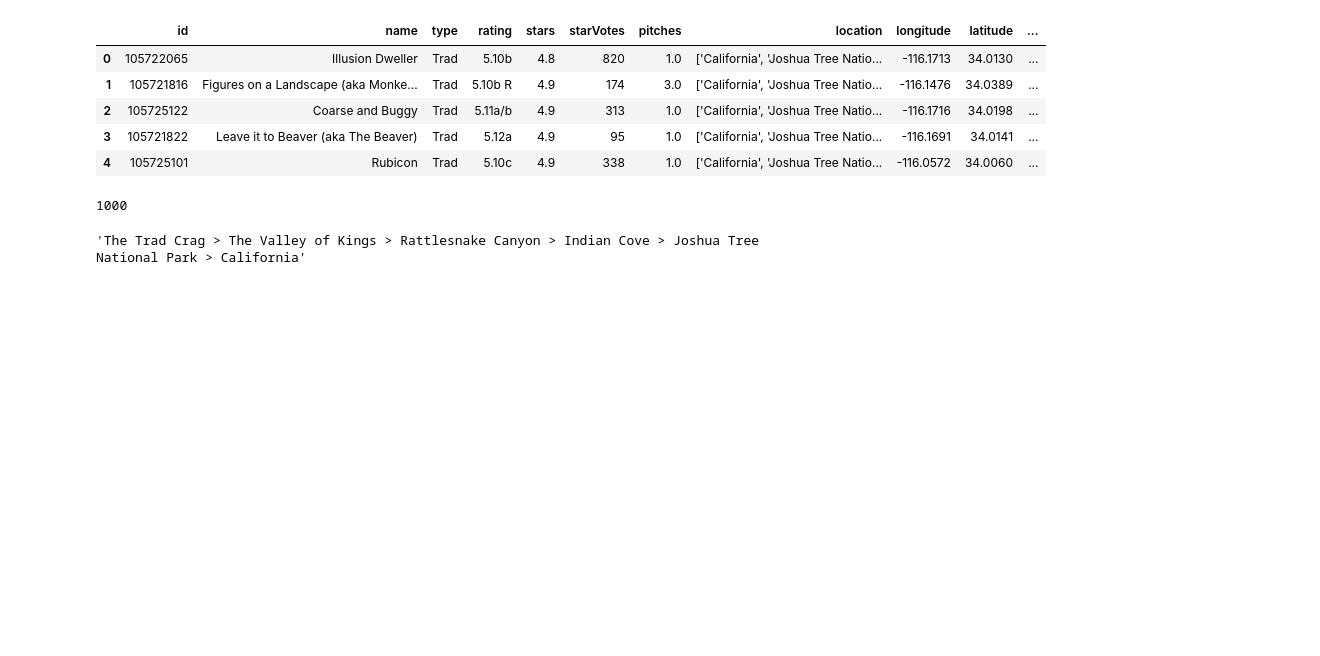
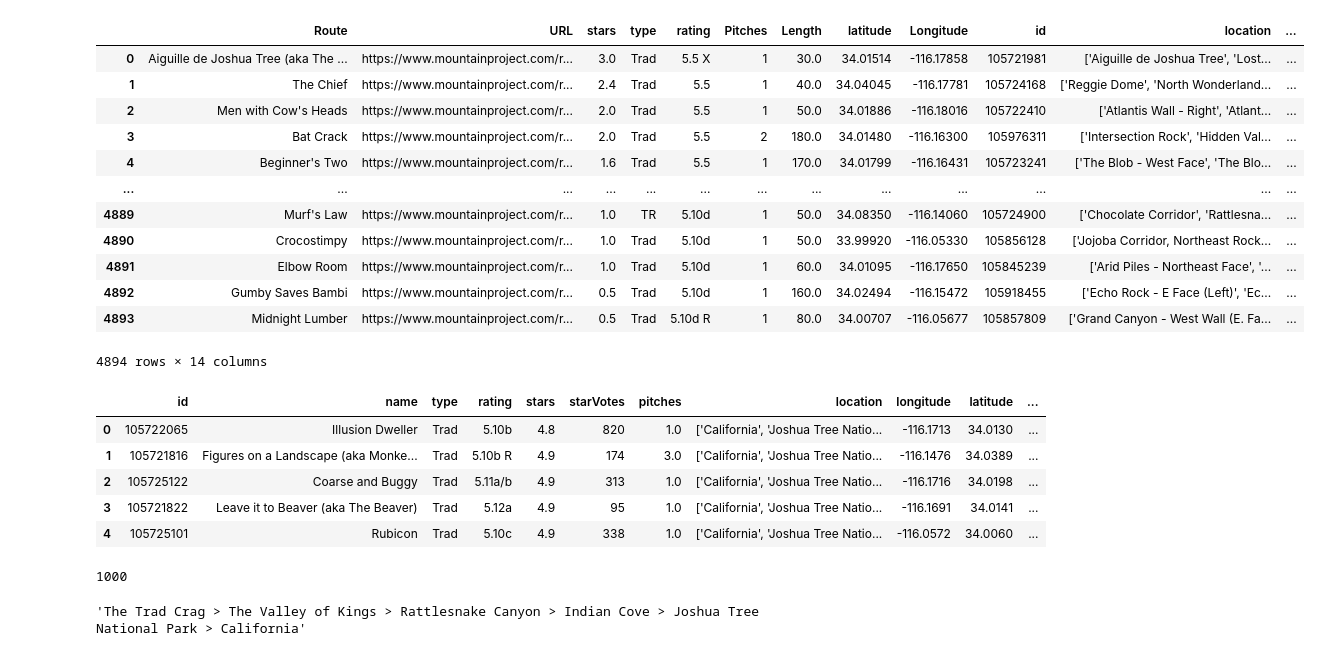
Before and after one commit to archennz/mtnproj, a Jupyter notebook: working-file.ipynb, the cells around one changed output. Saved outputs shown, nothing was run; the diff lists cells and outputs as text; code cells hidden in the pictures; blank space fills up the shorter version.

Commit message:
complete joshua tree data

```diff
--- a/working-file.ipynb
+++ b/working-file.ipynb
@@ -3,5 +5,21 @@ import pandas as pd
 # %%
-df = pd.read_csv("data/route_jt.csv")
+df = pd.read_csv('app_data/whole_jt_data.csv')
+# %%
+df.rename(columns = {'Rating': 'rating', 'Route Type': 'type', 'Avg Stars':'stars','Pitchees':'pitches', 'Area Latitude': 'latitude', 'Area Longitude':'longitude', 'Pitches':'pitches'})
+# %% [output]
+|  | Route | URL | stars | type | rating | Pitches | Length | latitude | Longitude | id | location | ... |
+| 0 | Aiguille de Joshua Tree (aka The ... | https://www.mountainproject.com/r... | 3.0 | Trad | 5.5 X | 1 | 30.0 | 34.01514 | -116.17858 | 105721981 | ['Aiguille de Joshua Tree', 'Lost... | ... |
+| 1 | The Chief | https://www.mountainproject.com/r... | 2.4 | Trad | 5.5 | 1 | 40.0 | 34.04045 | -116.17781 | 105724168 | ['Reggie Dome', 'North Wonderland... | ... |
+| 2 | Men with Cow's Heads | https://www.mountainproject.com/r... | 2.0 | Trad | 5.5 | 1 | 50.0 | 34.01886 | -116.18016 | 105722410 | ['Atlantis Wall - Right', 'Atlant... | ... |
+| 3 | Bat Crack | https://www.mountainproject.com/r... | 2.0 | Trad | 5.5 | 2 | 180.0 | 34.01480 | -116.16300 | 105976311 | ['Intersection Rock', 'Hidden Val... | ... |
+| 4 | Beginner's Two | https://www.mountainproject.com/r... | 1.6 | Trad | 5.5 | 1 | 170.0 | 34.01799 | -116.16431 | 105723241 | ['The Blob - West Face', 'The Blo... | ... |
+| ... | ... | ... | ... | ... | ... | ... | ... | ... | ... | ... | ... | ... |
+| 4889 | Murf's Law | https://www.mountainproject.com/r... | 1.0 | TR | 5.10d | 1 | 50.0 | 34.08350 | -116.14060 | 105724900 | ['Chocolate Corridor', 'Rattlesna... | ... |
+| 4890 | Crocostimpy | https://www.mountainproject.com/r... | 1.0 | Trad | 5.10d | 1 | 50.0 | 33.99920 | -116.05330 | 105856128 | ['Jojoba Corridor, Northeast Rock... | ... |
+| 4891 | Elbow Room | https://www.mountainproject.com/r... | 1.0 | Trad | 5.10d | 1 | 60.0 | 34.01095 | -116.17650 | 105845239 | ['Arid Piles - Northeast Face', '... | ... |
+| 4892 | Gumby Saves Bambi | https://www.mountainproject.com/r... | 0.5 | Trad | 5.10d | 1 | 160.0 | 34.02494 | -116.15472 | 105918455 | ['Echo Rock - E Face (Left)', 'Ec... | ... |
+| 4893 | Midnight Lumber | https://www.mountainproject.com/r... | 0.5 | Trad | 5.10d R | 1 | 80.0 | 34.00707 | -116.05677 | 105857809 | ['Grand Canyon - West Wall (E. Fa... | ... |
+4894 rows × 14 columns
 # %%
 df2.head()
 # %% [output]
```
Also changed, not shown: parts of 1 cell of this notebook, 6 other files.
